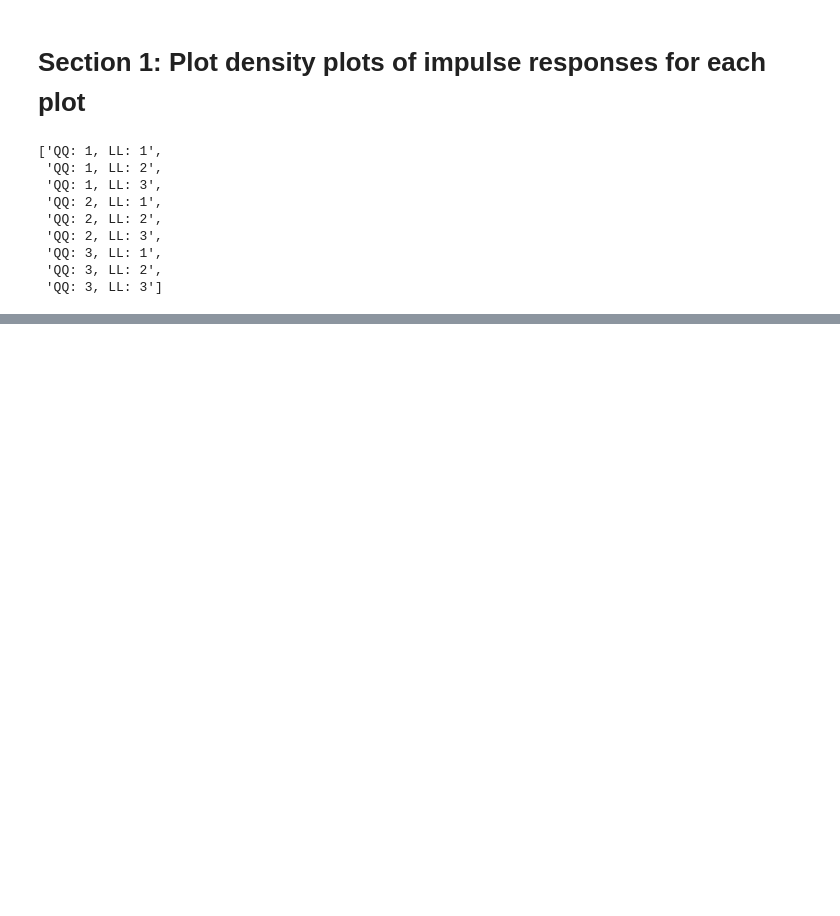
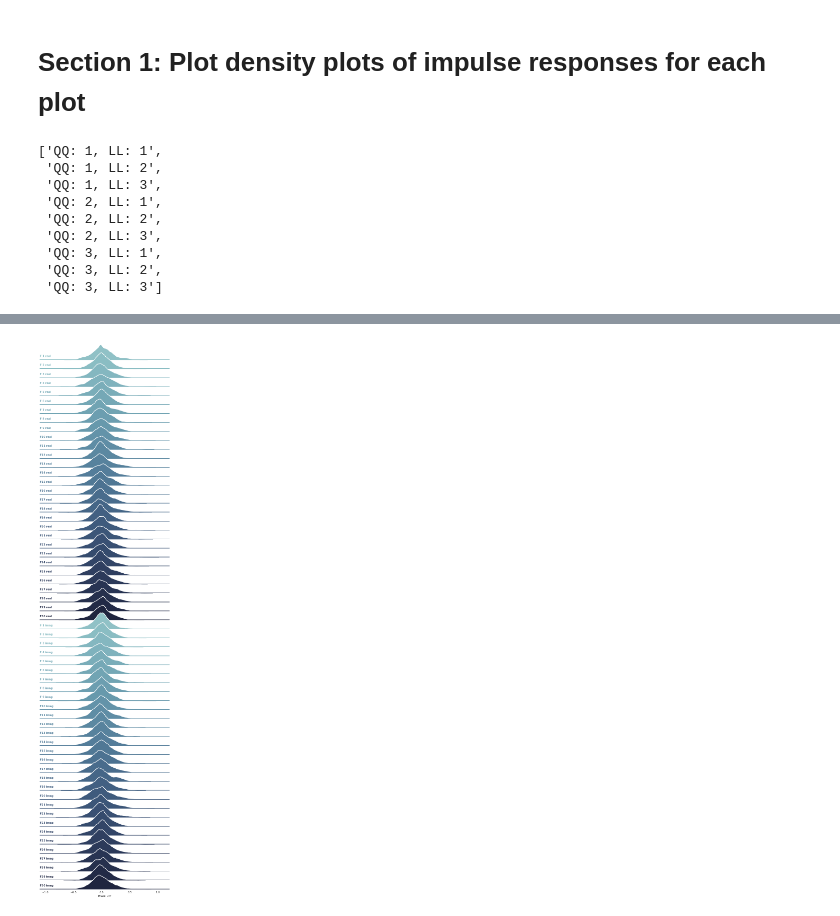
Before and after one commit to NoesysLab/Deep_RIS_Tuning_for_Rich_Scattering_Environments, a Jupyter notebook: notebooks/summary_data_2.ipynb, the cells around one changed output, grey strips where cells are left out. Cells and saved outputs as stored; diff of their text form; code cells hidden in the pictures; blank space fills up the shorter version.

```diff
--- a/notebooks/summary_data_2.ipynb
+++ b/notebooks/summary_data_2.ipynb
@@ -240,0 +298,17 @@ ridge_plots_of_impulse_responses(setups)
+# %%
+qq = 2
+ll = 2
+X = setups[qq-1,ll-1]['Transmission']
+X = np.concatenate([X.real, X.imag], axis=2)
+
+phase_indices = [137]#np.random.randint(0, X.shape[1], 5)
+
+
+for phase in phase_indices:
+    X_phase    = X.reshape((-1, X.shape[2]))
+    labels     = ["F{:2d} real".format(i+1) for i in range(X_phase.shape[1]//2)] + ["F{:2d} imag".format(i+1) for i in range(X_phase.shape[1]//2)]
+    filename   = f'./plots/data/ridgeplot_{qq}_{ll}_responses_for_phase_{phase}.pdf'
+
+    multi_ridge_plot(X_phase, labels, f'Phase {phase}', filename)
+# %% [output]
+[figure, added]
```
Also changed, not shown: parts of 11 cells of this notebook, 7 other files.
